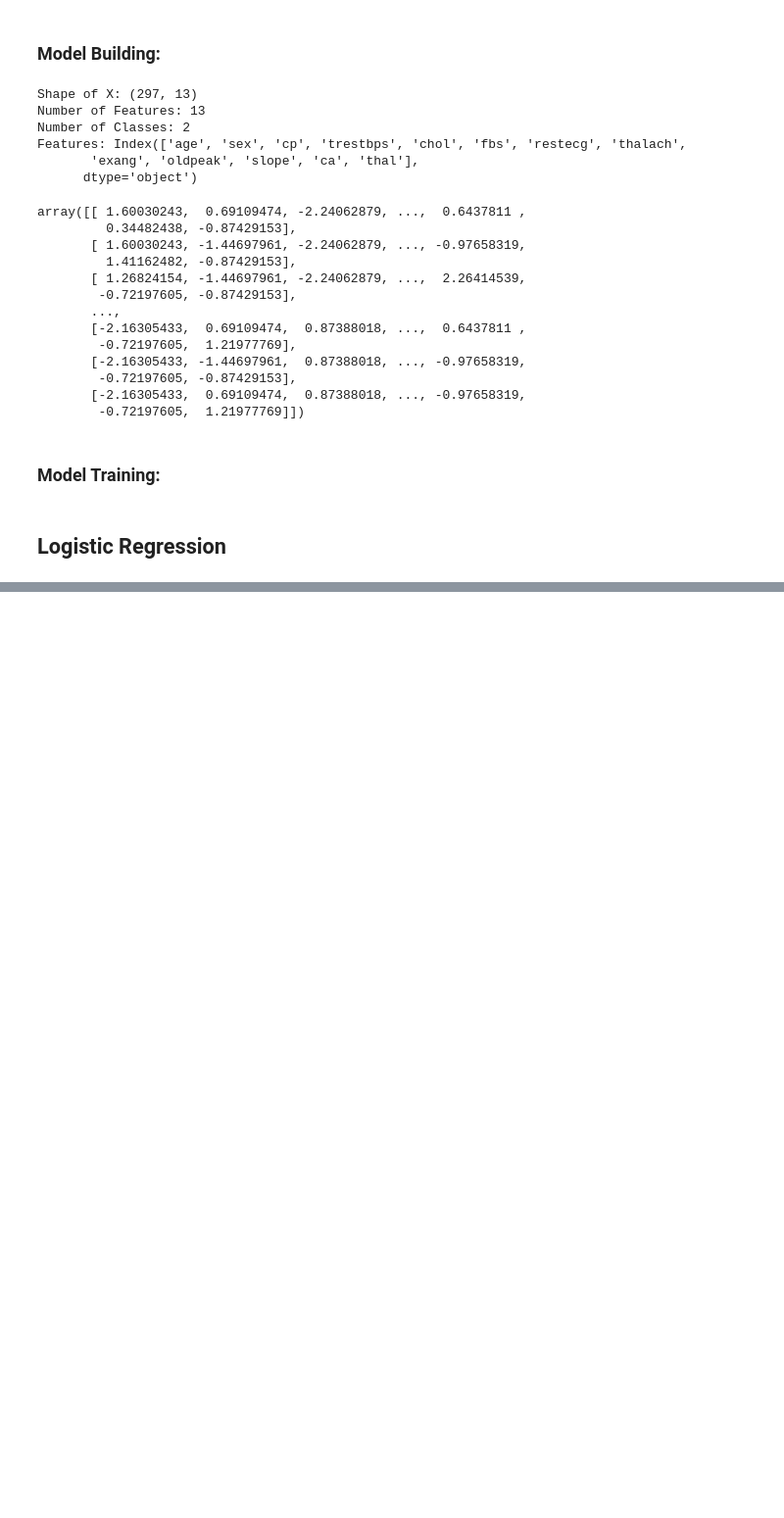
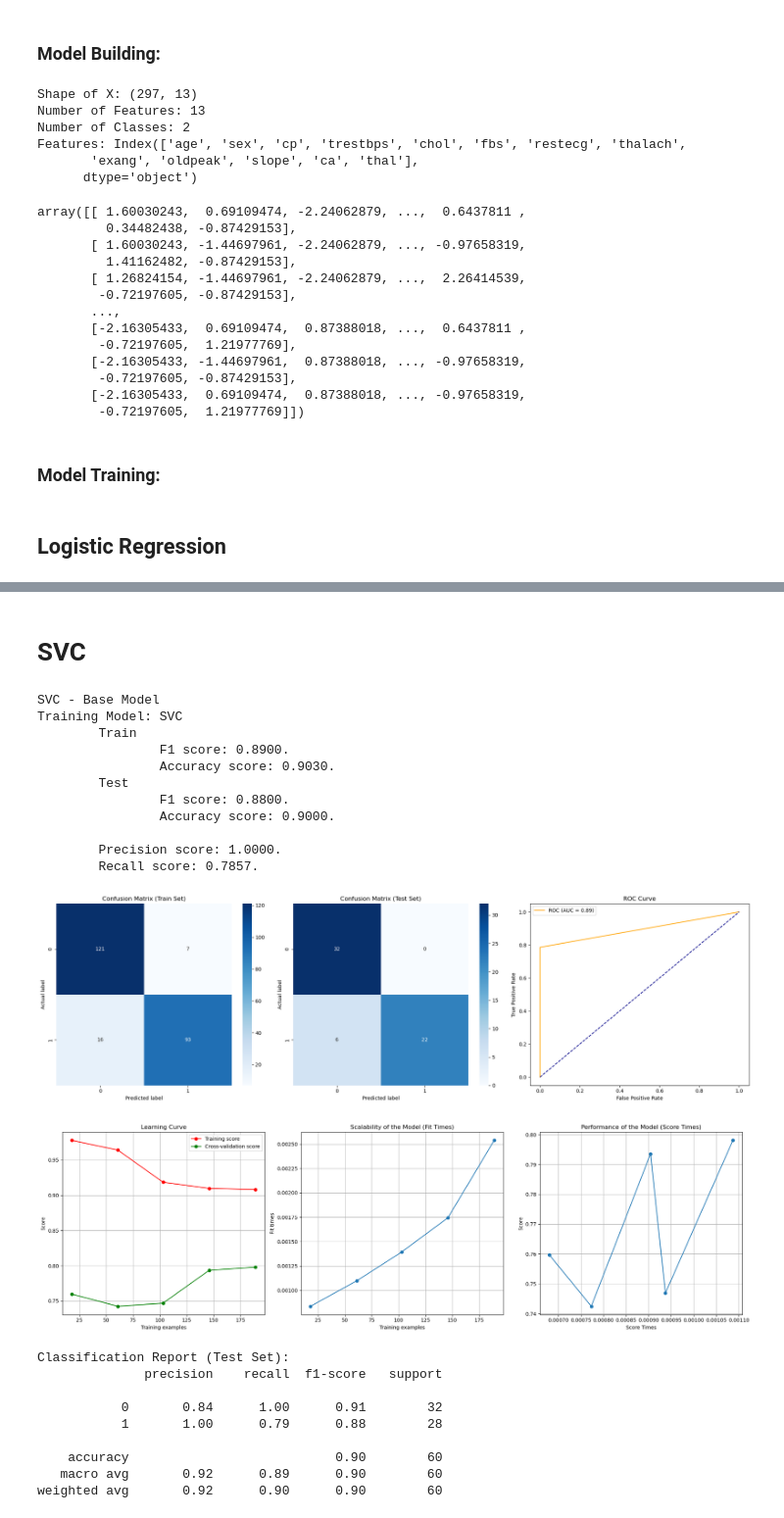
Before and after one commit to cristiano-nicolau/faa_t1, a Jupyter notebook: project1.ipynb, the cells around one changed output, grey strips where cells are left out. Shown at 98% size. Saved outputs shown, nothing was run; the diff lists cells and outputs as text; code cells hidden in the pictures; blank space fills up the shorter version.

Commit message:
SVC base, pequenas correçoes

```diff
--- a/data_analyses.ipynb
+++ b/project1.ipynb
@@ -623,0 +633,30 @@ Validation Curve for : LogisticRegression
+# %% [markdown]
+# SVC
+# %%
+svc = SVC()
+
+print("SVC - Base Model")
+train(svc, X_train, X_test, y_train, y_test)
+# %% [output]
+SVC - Base Model
+Training Model: SVC
+        Train
+                F1 score: 0.8900.
+                Accuracy score: 0.9030.
+        Test
+                F1 score: 0.8800.
+                Accuracy score: 0.9000.
+
+        Precision score: 1.0000.
+        Recall score: 0.7857.
+[figure, added]
+[figure, added]
+Classification Report (Test Set):
+              precision    recall  f1-score   support
+
+           0       0.84      1.00      0.91        32
+           1       1.00      0.79      0.88        28
+
+    accuracy                           0.90        60
+   macro avg       0.92      0.89      0.90        60
+weighted avg       0.92      0.90      0.90        60
```
Also changed, not shown: parts of 4 cells of this notebook.
